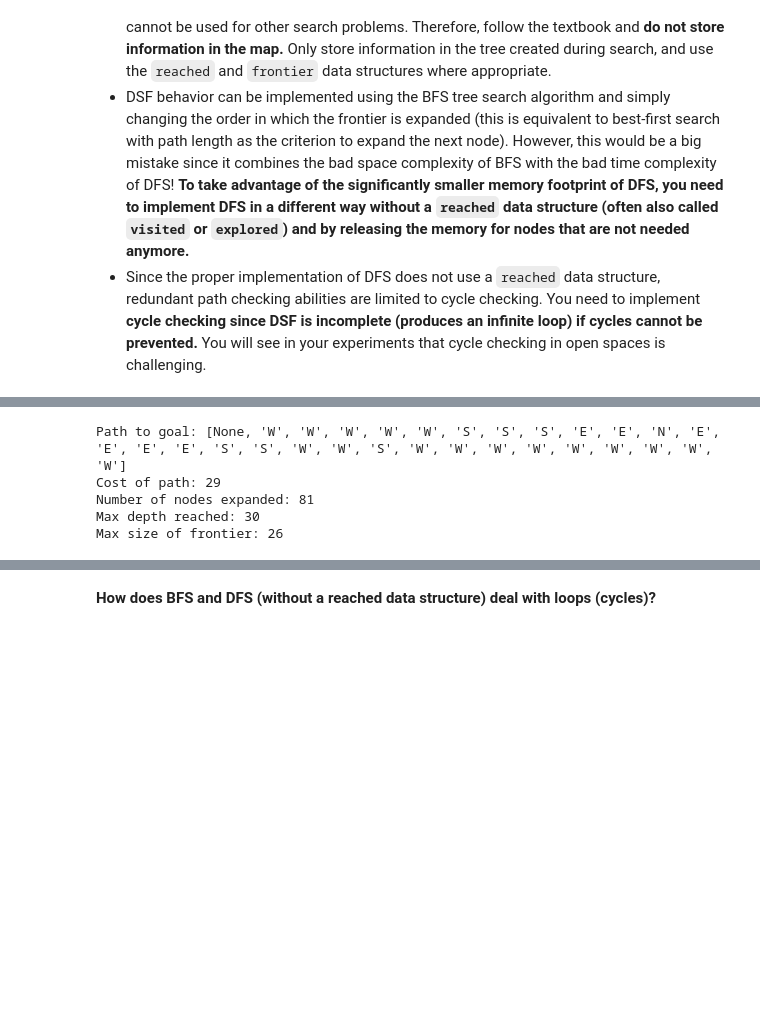
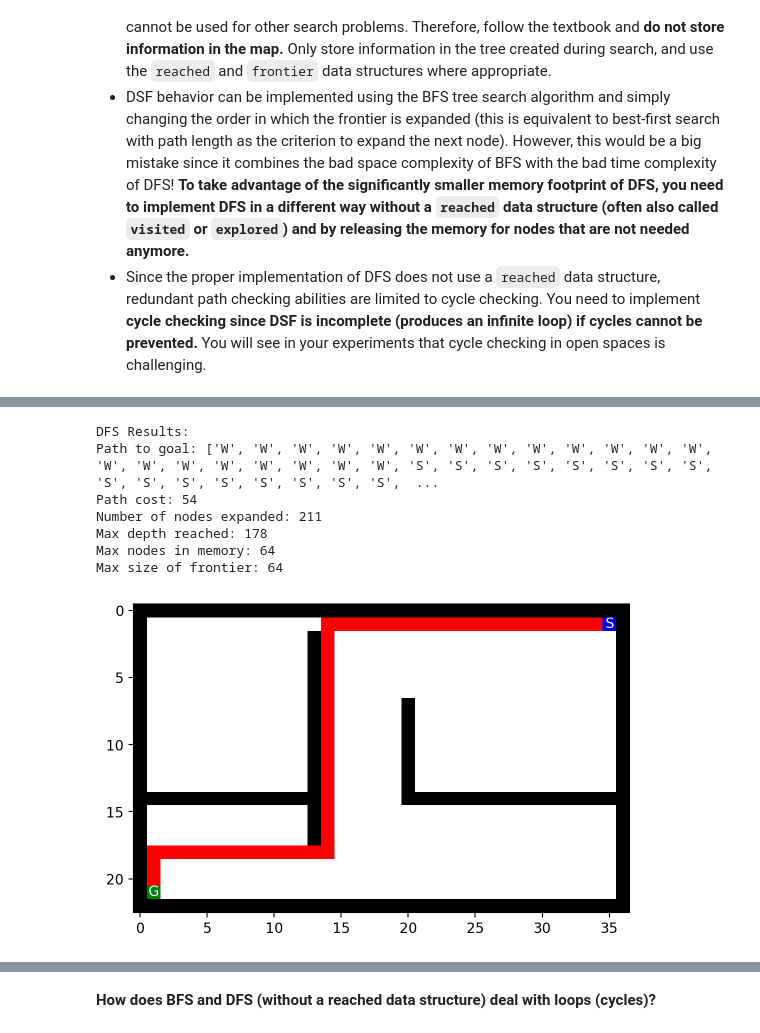
Before and after one commit to dplynn/CS7320-Assignment-2, a Jupyter notebook: Maze.ipynb, the cells around one changed output, grey strips where cells are left out. Drawn from its saved outputs; the diff is of its cells as text; code cells hidden in the pictures; blank space fills up the shorter version.

```diff
--- a/Maze.ipynb
+++ b/Maze.ipynb
@@ -313,2 +341,10 @@ You need to implement **cycle checking since DSF is incomplete (produces an infi
+# %%
+def show_final_from_path(maze, animation_path, fontsize=10):
+# prints the maze with the path taken marked with 'P'
+    m = np.copy(maze) # make a copy to not overwrite original
+    for (r, c) in animation_path:
+        if mh.look(m, (r, c)) not in ('S', 'G', 'X'): # only change empty spaces
+            m[r, c] = 'P' # changing path on copy to 'P'
+    mh.show_maze(m, fontsize=fontsize)
 # %%
 
@@ -437,17 +482,32 @@ Max size of frontier: 9
 # %%
-#test DFS
-f = open("Mazes/small_maze.txt", "r")
+# Test DFS on a sample maze
+f = open("Mazes/open_maze.txt", "r")
 maze_str = f.read()
+f.close()
+
 maze = mh.parse_maze(maze_str)
-result_path, result_cost, result_num_expanded, result_max_depth, result_max_frontier = depth_first_search(maze)
-print("Path to goal:", result_path)
-print("Cost of path:", result_cost)
-print("Number of nodes expanded:", result_num_expanded)
-print("Max depth reached:", result_max_depth)
-print("Max size of frontier:", result_max_frontier)
+
+# Run DFS with full stats output
+result = depth_first_search(maze)
+
+if result == 'failure' or result is None:
+    print("No path found.")
+else:
+    path,result_cost, result_num_expanded, result_max_depth, result_max_memory, result_max_frontier,result_animation = result
+    print("DFS Results:")
+    print(f"Path to goal: {path}")
+    print(f"Path cost: {result_cost}")
+    print(f"Number of nodes expanded: {result_num_expanded}")
+    print(f"Max depth reached: {result_max_depth}")
+    print(f"Max nodes in memory: {result_max_memory}")
+    print(f"Max size of frontier: {result_max_frontier}")
+    show_final_from_path(maze,result_animation)
 # %% [output]
-Path to goal: [None, 'W', 'W', 'W', 'W', 'W', 'S', 'S', 'S', 'E', 'E', 'N', 'E', 'E', 'E', 'E', 'S', 'S', 'W', 'W', 'S', 'W', 'W', 'W', 'W', 'W', 'W', 'W', 'W', 'W']
-Cost of path: 29
-Number of nodes expanded: 81
-Max depth reached: 30
-Max size of frontier: 26
+DFS Results:
+Path to goal: ['W', 'W', 'W', 'W', 'W', 'W', 'W', 'W', 'W', 'W', 'W', 'W', 'W', 'W', 'W', 'W', 'W', 'W', 'W', 'W', 'W', 'S', 'S', 'S', 'S', 'S', 'S', 'S', 'S', 'S', 'S', 'S', 'S', 'S', 'S', 'S', 'S',  ...
+Path cost: 54
+Number of nodes expanded: 211
+Max depth reached: 178
+Max nodes in memory: 64
+Max size of frontier: 64
+[figure, added]
```
Also changed, not shown: parts of 38 cells of this notebook, 2 other files.
